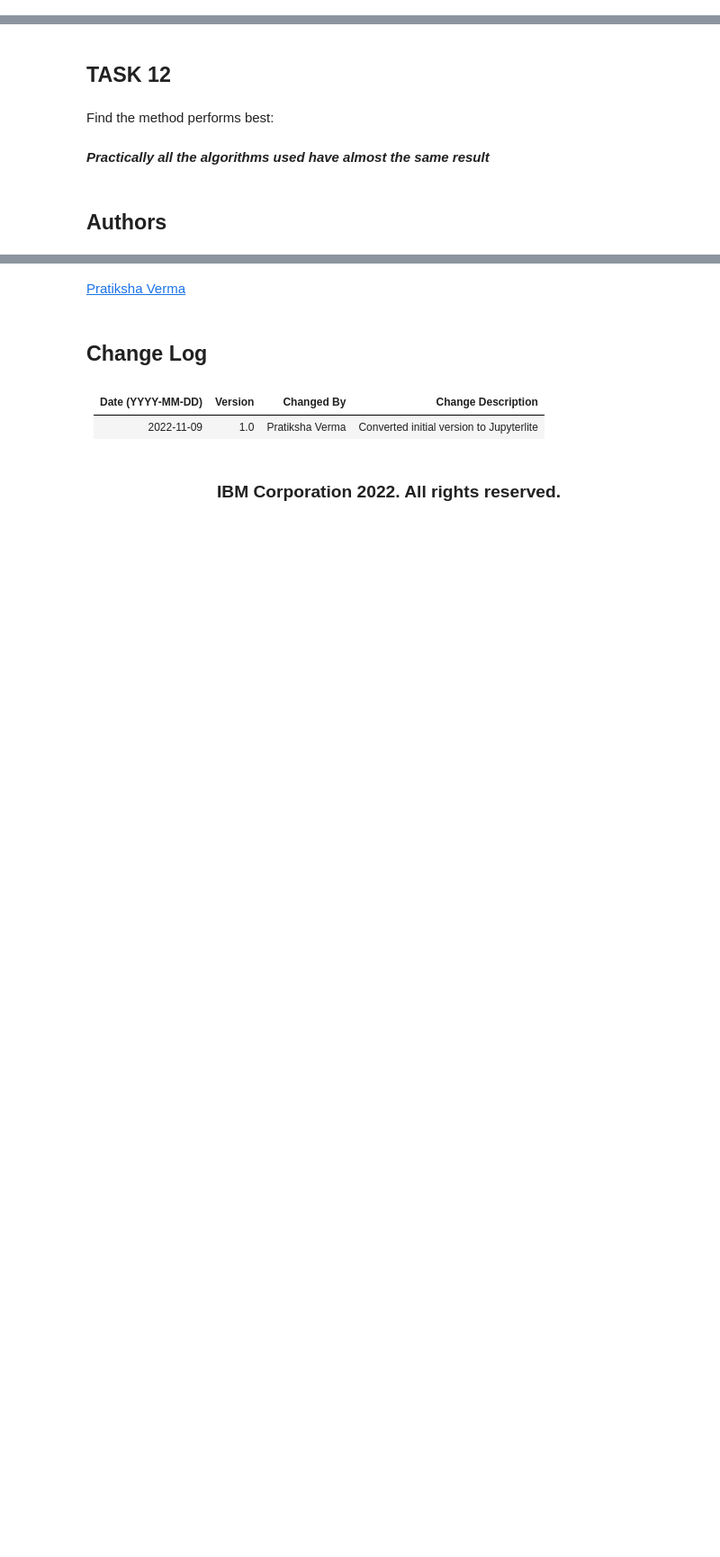
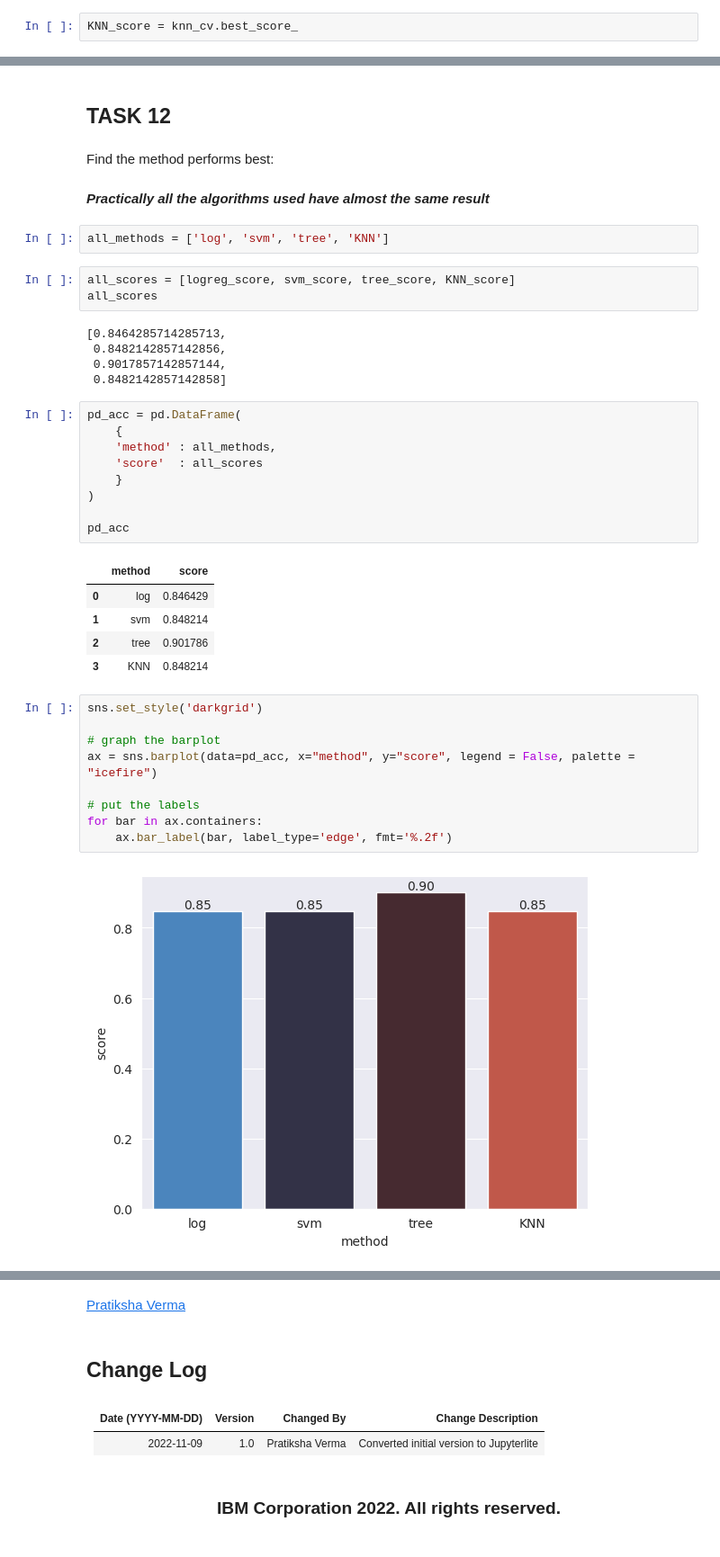
Before and after one commit to DaniCh-Coder/-IBM-Applied-Data-Science-Capstone, a Jupyter notebook: SpaceX_Machine_Learning_Prediction_Part_5.jupyterlite.ipynb, the cells around one changed output, grey strips where cells are left out. Shown at 90% size. Saved outputs shown, nothing was run; the diff lists cells and outputs as text; blank space fills up the shorter version.

Commit message:
Add files via upload
Accuracy Socre Graphs added

```diff
--- a/SpaceX_Machine_Learning_Prediction_Part_5.jupyterlite.ipynb
+++ b/SpaceX_Machine_Learning_Prediction_Part_5.jupyterlite.ipynb
@@ -316,6 +318,8 @@ print("accuracy :",knn_cv.best_score_)
 # %% [output]
 tuned hpyerparameters :(best parameters)  {'algorithm': 'auto', 'n_neighbors': 10, 'p': 1}
 accuracy : 0.8482142857142858
+# %%
+KNN_score = knn_cv.best_score_
 # %% [markdown]
 ## TASK  11
 # %% [markdown]
@@ -337,5 +341,39 @@ plot_confusion_matrix(y_test,yhat)
 Find the method performs best:
 # %% [markdown]
 ***Practically all the algorithms used have almost the same result***
-# %% [markdown]
-## Authors
+# %%
+all_methods = ['log', 'svm', 'tree', 'KNN']
+# %%
+all_scores = [logreg_score, svm_score, tree_score, KNN_score]
+all_scores
+# %% [output]
+[0.8464285714285713,
+ 0.8482142857142856,
+ 0.9017857142857144,
+ 0.8482142857142858]
+# %%
+pd_acc = pd.DataFrame(
+    {
+    'method' : all_methods,
+    'score'  : all_scores
+    }
+)
+
+pd_acc
+# %% [output]
+|  | method | score |
+| 0 | log | 0.846429 |
+| 1 | svm | 0.848214 |
+| 2 | tree | 0.901786 |
+| 3 | KNN | 0.848214 |
+# %%
+sns.set_style('darkgrid')
+
+# graph the barplot
+ax = sns.barplot(data=pd_acc, x="method", y="score", legend = False, palette = "icefire")
+
+# put the labels
+for bar in ax.containers:
+    ax.bar_label(bar, label_type='edge', fmt='%.2f')
+# %% [output]
+[figure, added]
```
Also changed, not shown: parts of 10 cells of this notebook.
